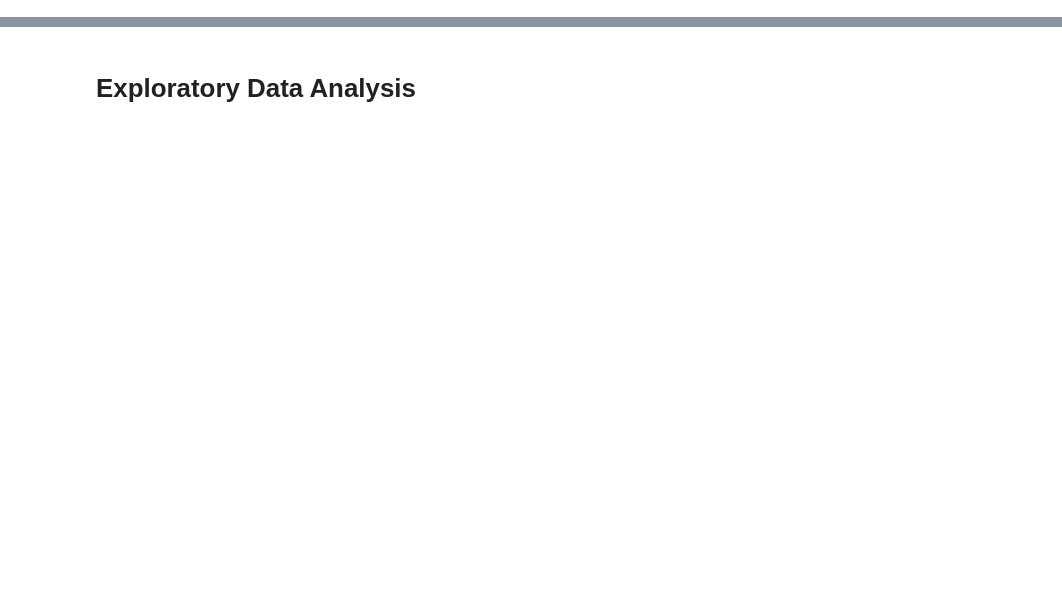
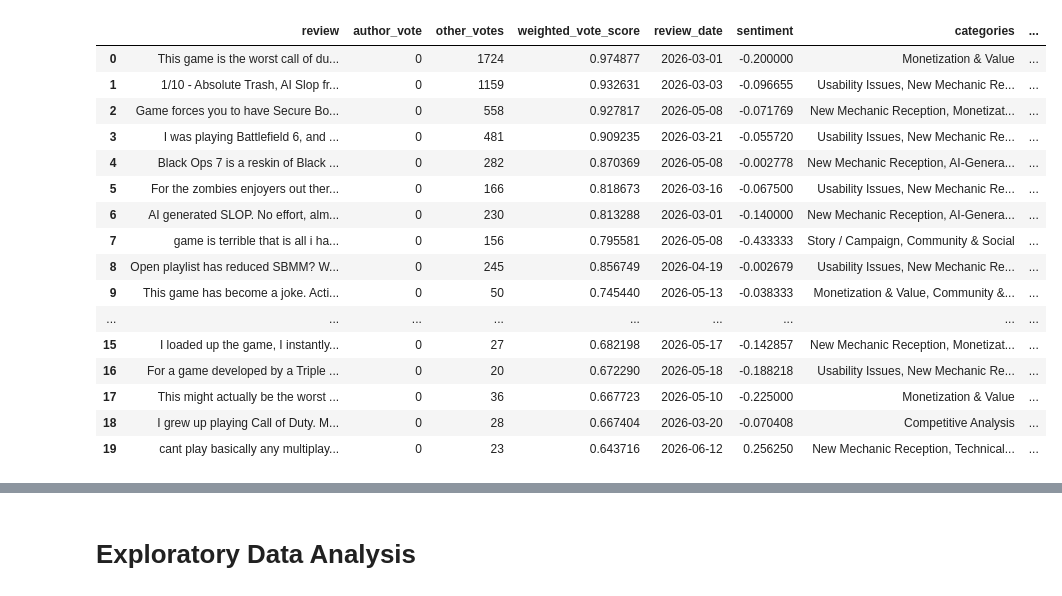
Before and after one commit to sosmarit-pixel/steam-analysis, a Jupyter notebook: Steam Insights Analysis Tool_MW_AI Summary.ipynb, the cells around one changed output, grey strips where cells are left out. Saved outputs shown, nothing was run; the diff lists cells and outputs as text; code cells hidden in the pictures; blank space fills up the shorter version.

Commit message:
Updated steam insights analysis tool and review_BlockOps7

```diff
--- a/Steam Insights Analysis Tool_MW_AI Summary.ipynb
+++ b/Steam Insights Analysis Tool_MW_AI Summary.ipynb
@@ -204,22 +392,0 @@ df[all_categories].sum().sort_values(ascending=False)
-# %%
-from textblob import TextBlob
-
-
-# --------------------------
-# Sentiment Analysis
-# --------------------------
-
-def get_sentiment(text):
-
-    polarity = TextBlob(text).sentiment.polarity
-    return polarity
-
-    '''
-    if polarity > 0.1:
-        return "Positive"
-
-    elif polarity < -0.1:
-        return "Negative"
-
-    return "Neutral"
-    '''
@@ -488,26 +467,44 @@ display(df)
 # %%
 # Add a boolean column for each possible category
 all_categories = [
     "Usability Issues",
     "New Mechanic Reception",
     "Competitive Analysis",
     "AI-Generated Content Complaints",
     "Monetization & Value",
-    "Story / Campaign",
+    "Story___Campaign",
     "Technical Requirements",
     "SBMM / Matchmaking Frustration",
     "Community & Social",
     "Game Reception",
 ]
 
 for category in all_categories:
     col_name = category.replace(" ", "_").replace("/", "_").replace("&", "and").replace("-", "_")
     col_values = []
     for cat_list in df['categories']:
         col_values.append(category in cat_list)
     df[col_name] = col_values
 
 display(df.head(20))
+# %% [output]
+|  | review | author_vote | other_votes | weighted_vote_score | review_date | sentiment | categories | ... |
+| 0 | This game is the worst call of du... | 0 | 1724 | 0.974877 | 2026-03-01 | -0.200000 | Monetization & Value | ... |
+| 1 | 1/10 - Absolute Trash, AI Slop fr... | 0 | 1159 | 0.932631 | 2026-03-03 | -0.096655 | Usability Issues, New Mechanic Re... | ... |
+| 2 | Game forces you to have Secure Bo... | 0 | 558 | 0.927817 | 2026-05-08 | -0.071769 | New Mechanic Reception, Monetizat... | ... |
+| 3 | I was playing Battlefield 6, and ... | 0 | 481 | 0.909235 | 2026-03-21 | -0.055720 | Usability Issues, New Mechanic Re... | ... |
+| 4 | Black Ops 7 is a reskin of Black ... | 0 | 282 | 0.870369 | 2026-05-08 | -0.002778 | New Mechanic Reception, AI-Genera... | ... |
+| 5 | For the zombies enjoyers out ther... | 0 | 166 | 0.818673 | 2026-03-16 | -0.067500 | Usability Issues, New Mechanic Re... | ... |
+| 6 | AI generated SLOP. No effort, alm... | 0 | 230 | 0.813288 | 2026-03-01 | -0.140000 | New Mechanic Reception, AI-Genera... | ... |
+| 7 | game is terrible that is all i ha... | 0 | 156 | 0.795581 | 2026-05-08 | -0.433333 | Story / Campaign, Community & Social | ... |
+| 8 | Open playlist has reduced SBMM? W... | 0 | 245 | 0.856749 | 2026-04-19 | -0.002679 | Usability Issues, New Mechanic Re... | ... |
+| 9 | This game has become a joke. Acti... | 0 | 50 | 0.745440 | 2026-05-13 | -0.038333 | Monetization & Value, Community &... | ... |
+| ... | ... | ... | ... | ... | ... | ... | ... | ... |
+| 15 | I loaded up the game, I instantly... | 0 | 27 | 0.682198 | 2026-05-17 | -0.142857 | New Mechanic Reception, Monetizat... | ... |
+| 16 | For a game developed by a Triple ... | 0 | 20 | 0.672290 | 2026-05-18 | -0.188218 | Usability Issues, New Mechanic Re... | ... |
+| 17 | This might actually be the worst ... | 0 | 36 | 0.667723 | 2026-05-10 | -0.225000 | Monetization & Value | ... |
+| 18 | I grew up playing Call of Duty. M... | 0 | 28 | 0.667404 | 2026-03-20 | -0.070408 | Competitive Analysis | ... |
+| 19 | cant play basically any multiplay... | 0 | 23 | 0.643716 | 2026-06-12 | 0.256250 | New Mechanic Reception, Technical... | ... |
 # %%
 # Category Columns
 # ------------------------------------
```
Also changed, not shown: parts of 31 cells of this notebook, 1 other file.
